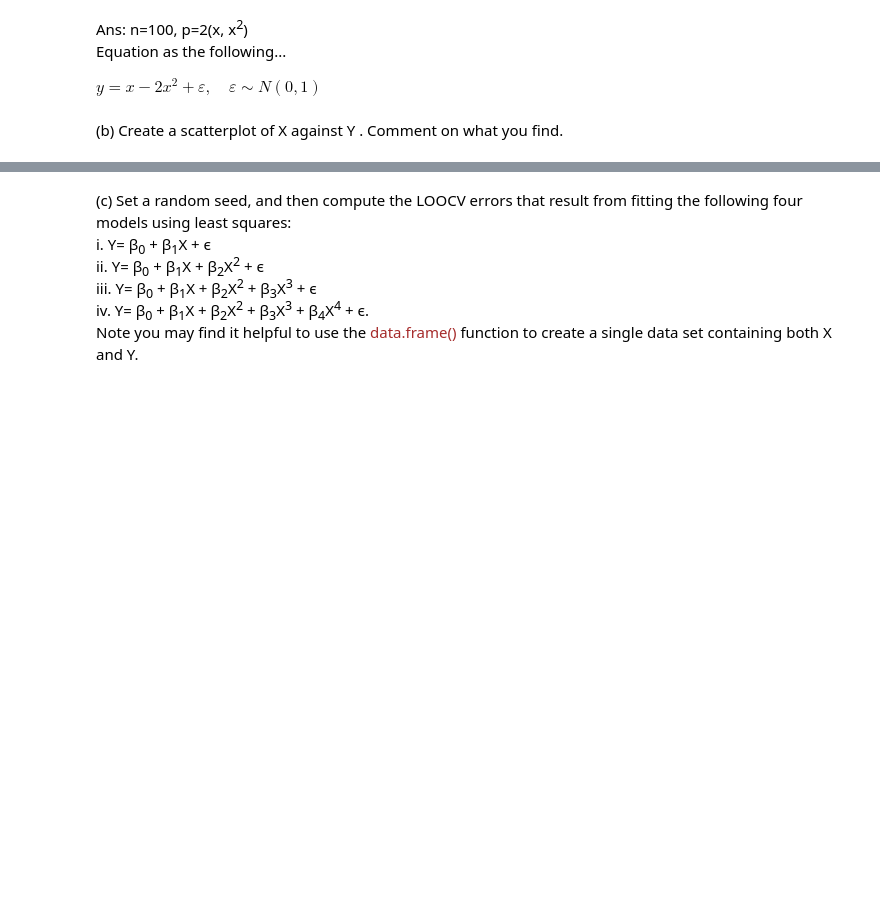
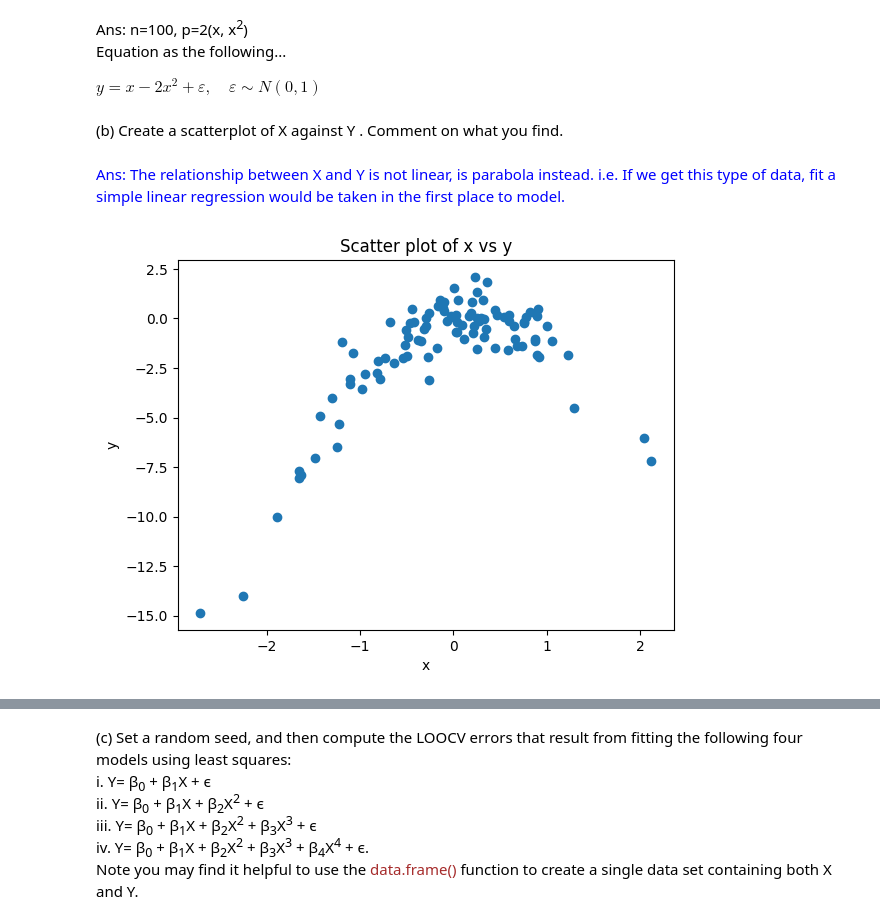
Before and after one commit to andyponn/2025_Fraud-Detection-project, a Jupyter notebook: ML/1110hwQ1.ipynb, the cells around one changed output, grey strips where cells are left out. Saved outputs shown, nothing was run; the diff lists cells and outputs as text; code cells hidden in the pictures; blank space fills up the shorter version.

```diff
--- a/ML/1110hwQ1.ipynb
+++ b/ML/1110hwQ1.ipynb
@@ -14,7 +14,8 @@ y = x - 2 * x**2 + rng.normal(size =100)
 In this data set, what is n and what is p? Write out the model used to generate the data in equation form.
 # %%
 import numpy as np
-rng = np.random. default_rng (1)
+#rng = np.random. default_rng (1)
+rng = np.random. default_rng (314657018)
 x = rng.normal(size =100)
 y = x - 2 * x**2 + rng.normal(size =100)
 # %% [markdown]
@@ -26,3 +27,18 @@ y = x - 2x^2 + \varepsilon, \quad \varepsilon \sim N(0, 1)
 $
 # %% [markdown]
 (b) Create a scatterplot of X against Y . Comment on what you find.
+# %% [markdown]
+<font color="blue">Ans: The relationship between X and Y is not linear, is parabola instead. i.e. If we get this type of data, fit a simple linear regression would be taken in the first place to model.</font>
+# %%
+import numpy as np
+import matplotlib.pyplot as plt
+
+# Scatter plot
+plt.figure()
+plt.scatter(x, y)
+plt.xlabel("x")
+plt.ylabel("y")
+plt.title("Scatter plot of x vs y")
+plt.show()
+# %% [output]
+[figure, added]
```
Also changed, not shown: parts of 7 cells of this notebook.
